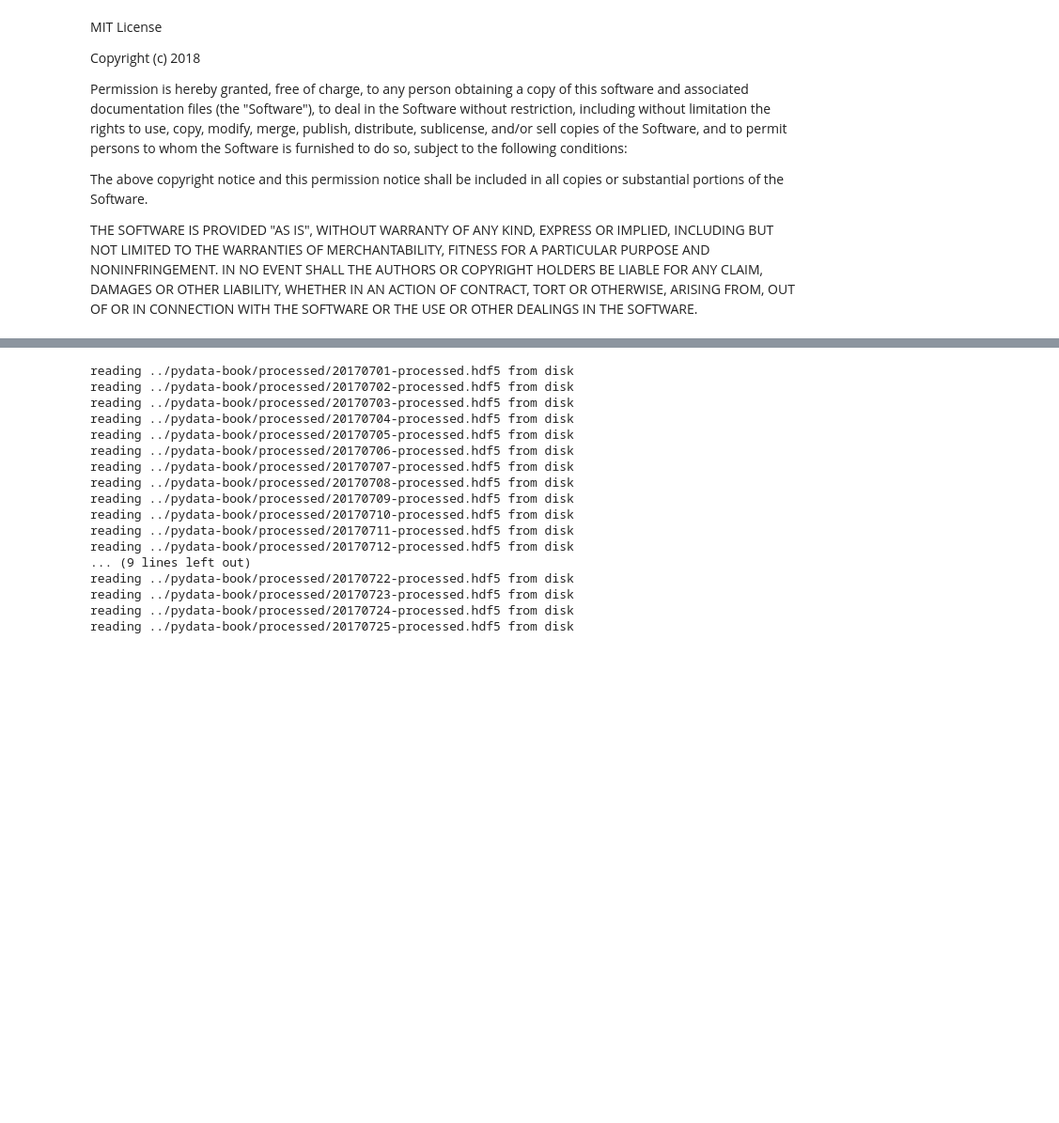
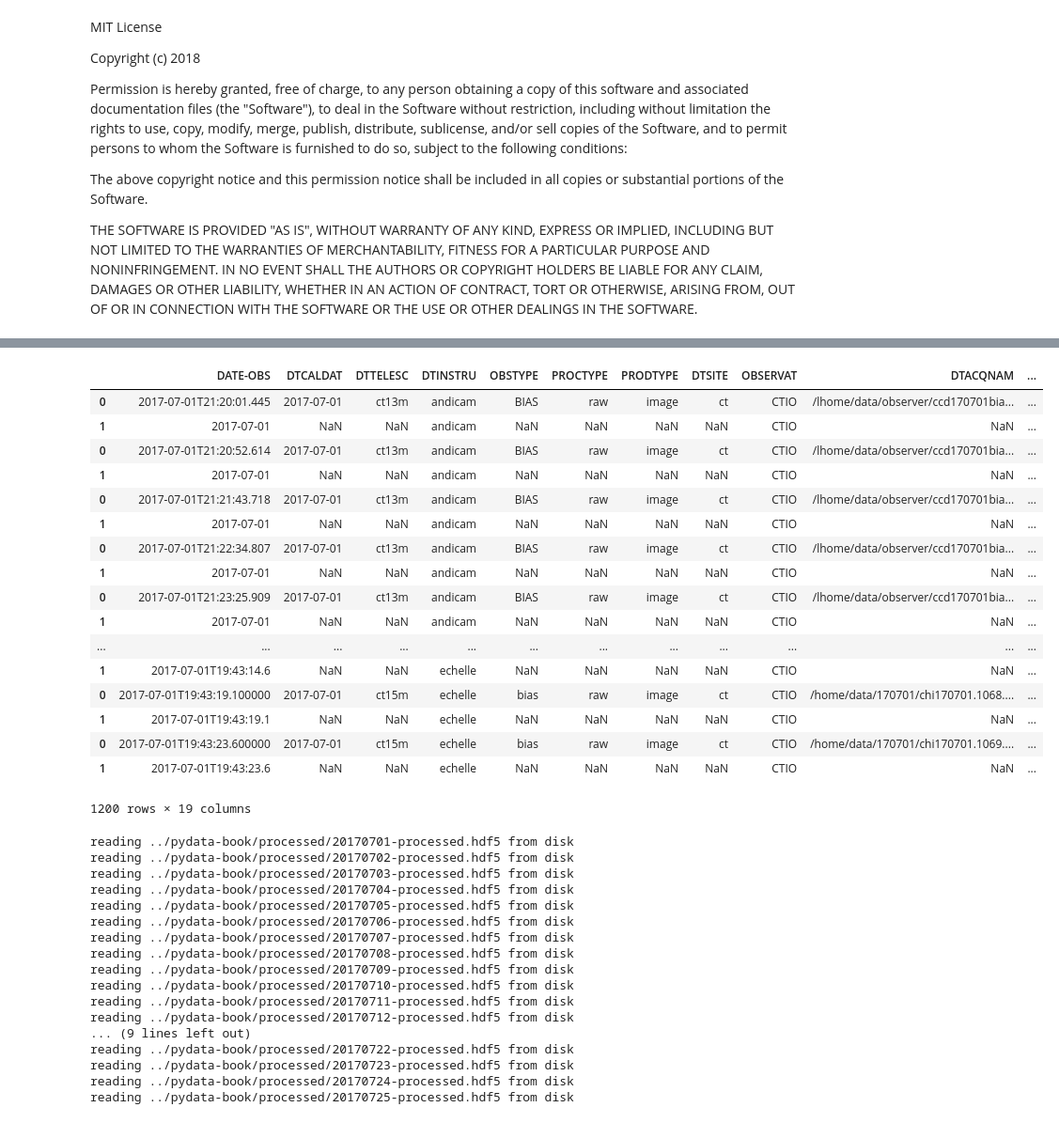
Before and after one commit to wesmith/DataExploration, a Jupyter notebook: noao_reader.ipynb, the cells around one changed output, grey strips where cells are left out. Shown at 94% size. Drawn from its saved outputs; the diff is of its cells as text; code cells hidden in the pictures; blank space fills up the shorter version.

Commit message:
started splitting ProcessJSON into two classes: ReadJSON class tested ok

```diff
--- a/noao_reader.ipynb
+++ b/noao_reader.ipynb
@@ -58,6 +65,41 @@ def h5load(store):
     data = store['mydata']
     metadata = store.get_storer('mydata').attrs.metadata
     return data, metadata
+# %%
+def line_count(filename):
+    '''number of lines in FILENAME'''
+    with open(filename) as f:
+        cnt = 0
+        for line in f: cnt += 1
+    return cnt
+# %%
+class Finish():
+    """Estimate when a long running job will finish."""
+
+    def __init__(self, total_count, start_count = 0, start_time = None ):
+        self.start_count = start_count
+        if start_time:
+            self.start_time = start_time
+        else:
+            self.start_time = datetime.now()
+        self.total_count = total_count
+
+    def __str__(self):
+        return ('{}; {} to {}'.format(self.start_time.isoformat(),
+                                      self.start_count, self.total_count))
+
+    def est_complete(self, current_count):
+        """Estimate date/time of completion. Use '.isoformat' on result."""
+        elapsed = datetime.now() - self.start_time
+        perc_complete = (current_count-self.start_count)/self.total_count*1.0
+        if perc_complete == 0:
+            perc_complete += .0001
+        done = ((self.start_time + elapsed / perc_complete)
+                    .isoformat(timespec='minutes'))
+        return ('{}/{}: {}'
+                .format(current_count-self.start_count,
+                        self.total_count,
+                        done))
 # %%
 #%%writefile ProcessJSON.txt
 # to write this cell out for printing, uncomment the line above:
@@ -240,0 +213,7 @@ class ProcessJSON(object):
+# %%
+rr = ReadJSON(progress=100, snapshot=250)
+# %%
+FILES  = '~/python/noao_data/json-scrape/file_list_first_600.txt' # file list
+# must turn FILES into a TextIOWrapper
+FILES = open(os.path.expanduser(FILES), mode='rt')
+df = rr.run(FILES, FIELDS, topdir=TOPDIR)
@@ -240,0 +239,21 @@ class ProcessJSON(object):
+# %%
+df
+# %% [output]
+|  | DATE-OBS | DTCALDAT | DTTELESC | DTINSTRU | OBSTYPE | PROCTYPE | PRODTYPE | DTSITE | OBSERVAT | DTACQNAM | ... |
+| 0 | 2017-07-01T21:20:01.445 | 2017-07-01 | ct13m | andicam | BIAS | raw | image | ct | CTIO | /lhome/data/observer/ccd170701bia... | ... |
+| 1 | 2017-07-01 | NaN | NaN | andicam | NaN | NaN | NaN | NaN | CTIO | NaN | ... |
+| 0 | 2017-07-01T21:20:52.614 | 2017-07-01 | ct13m | andicam | BIAS | raw | image | ct | CTIO | /lhome/data/observer/ccd170701bia... | ... |
+| 1 | 2017-07-01 | NaN | NaN | andicam | NaN | NaN | NaN | NaN | CTIO | NaN | ... |
+| 0 | 2017-07-01T21:21:43.718 | 2017-07-01 | ct13m | andicam | BIAS | raw | image | ct | CTIO | /lhome/data/observer/ccd170701bia... | ... |
+| 1 | 2017-07-01 | NaN | NaN | andicam | NaN | NaN | NaN | NaN | CTIO | NaN | ... |
+| 0 | 2017-07-01T21:22:34.807 | 2017-07-01 | ct13m | andicam | BIAS | raw | image | ct | CTIO | /lhome/data/observer/ccd170701bia... | ... |
+| 1 | 2017-07-01 | NaN | NaN | andicam | NaN | NaN | NaN | NaN | CTIO | NaN | ... |
+| 0 | 2017-07-01T21:23:25.909 | 2017-07-01 | ct13m | andicam | BIAS | raw | image | ct | CTIO | /lhome/data/observer/ccd170701bia... | ... |
+| 1 | 2017-07-01 | NaN | NaN | andicam | NaN | NaN | NaN | NaN | CTIO | NaN | ... |
+| ... | ... | ... | ... | ... | ... | ... | ... | ... | ... | ... | ... |
+| 1 | 2017-07-01T19:43:14.6 | NaN | NaN | echelle | NaN | NaN | NaN | NaN | CTIO | NaN | ... |
+| 0 | 2017-07-01T19:43:19.100000 | 2017-07-01 | ct15m | echelle | bias | raw | image | ct | CTIO | /home/data/170701/chi170701.1068.... | ... |
+| 1 | 2017-07-01T19:43:19.1 | NaN | NaN | echelle | NaN | NaN | NaN | NaN | CTIO | NaN | ... |
+| 0 | 2017-07-01T19:43:23.600000 | 2017-07-01 | ct15m | echelle | bias | raw | image | ct | CTIO | /home/data/170701/chi170701.1069.... | ... |
+| 1 | 2017-07-01T19:43:23.6 | NaN | NaN | echelle | NaN | NaN | NaN | NaN | CTIO | NaN | ... |
+1200 rows × 19 columns
```
Also changed, not shown: parts of 6 cells of this notebook.
